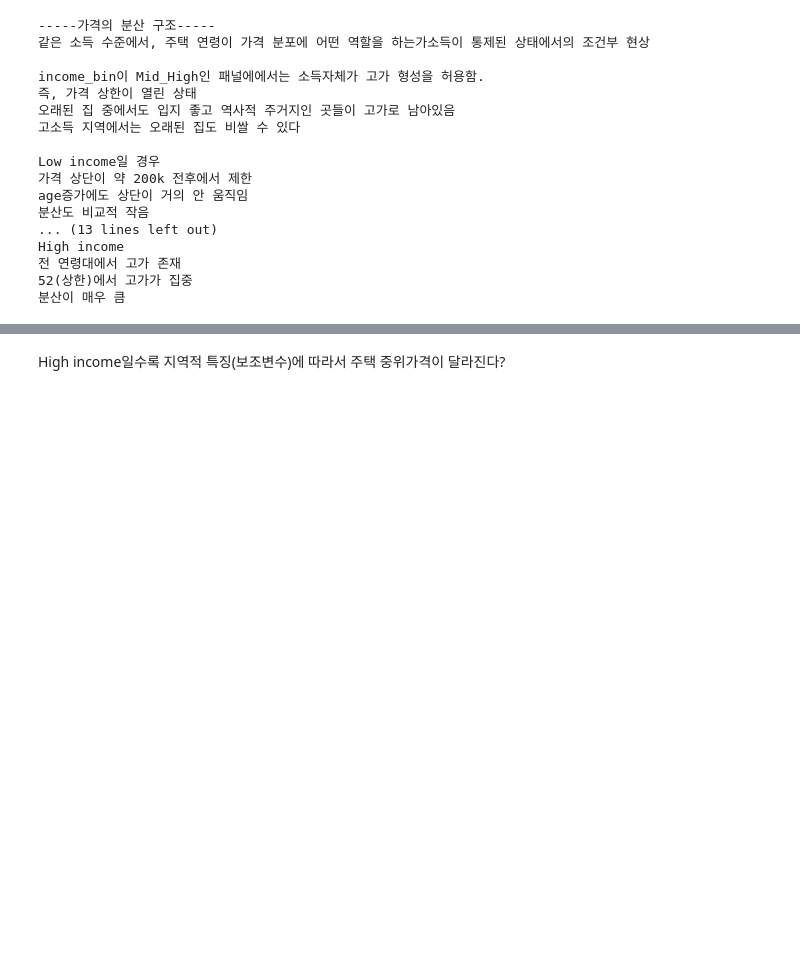
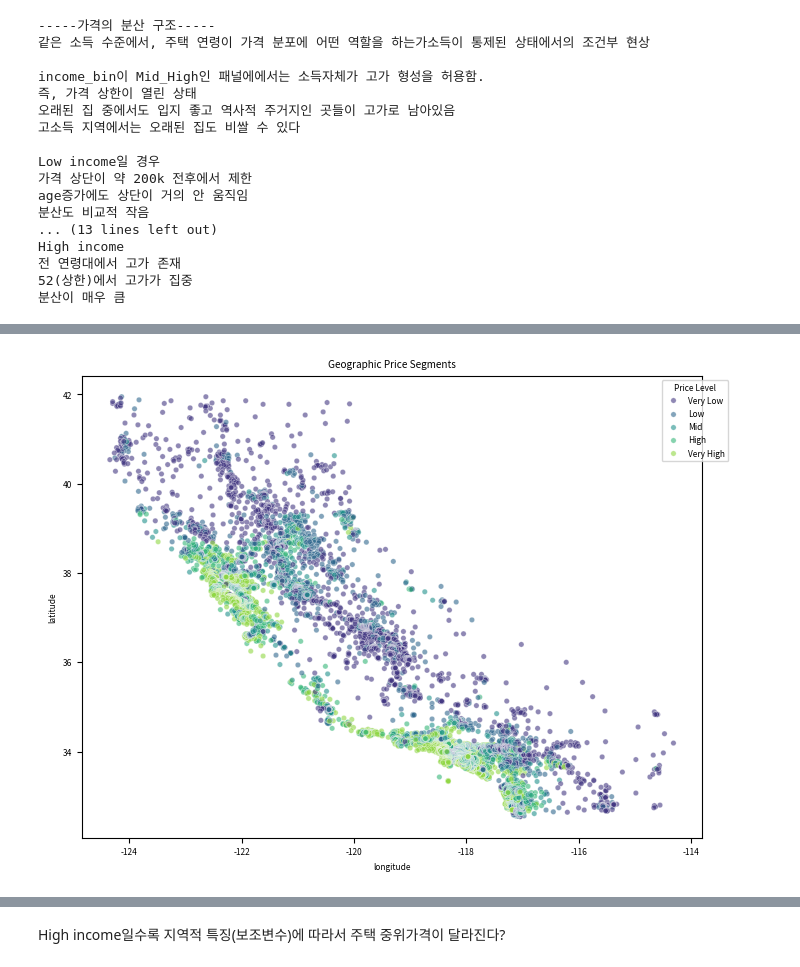
Before and after one commit to GYULLTANGURRI/main, a Jupyter notebook: 12월/데이터분석 캡스톤/데이터분석 캡스톤05/데이터분석 캡스톤05.ipynb, the cells around one changed output, grey strips where cells are left out. Drawn from its saved outputs; the diff is of its cells as text; code cells hidden in the pictures; blank space fills up the shorter version.

```diff
--- a/12월/데이터분석 캡스톤/데이터분석 캡스톤05/데이터분석 캡스톤05.ipynb
+++ b/12월/데이터분석 캡스톤/데이터분석 캡스톤05/데이터분석 캡스톤05.ipynb
@@ -505,0 +709,24 @@ High income
+# %%
+# 산점도 + 가격 구간 색상 분리
+df["price_bin"] = pd.qcut(
+    df["median_house_value"],
+    q=5,
+    labels=["Very Low", "Low", "Mid", "High", "Very High"]
+)
+
+plt.figure(figsize=(8, 6))
+sns.scatterplot(
+    data=df,
+    x="longitude",
+    y="latitude",
+    hue="price_bin",
+    palette="viridis",
+    s=15,
+    alpha=0.6
+)
+
+plt.title("Geographic Price Segments")
+plt.legend(title="Price Level", bbox_to_anchor=(1.05, 1))
+plt.show()
+# %% [output]
+[figure, added]
```
Also changed, not shown: parts of 38 cells of this notebook, 5 other files.
